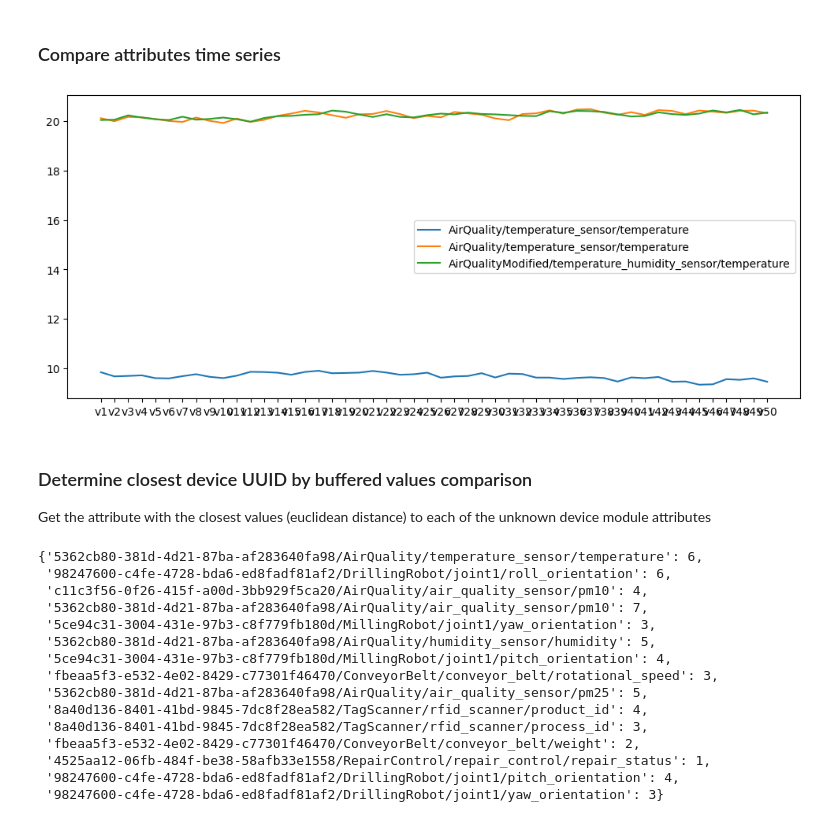
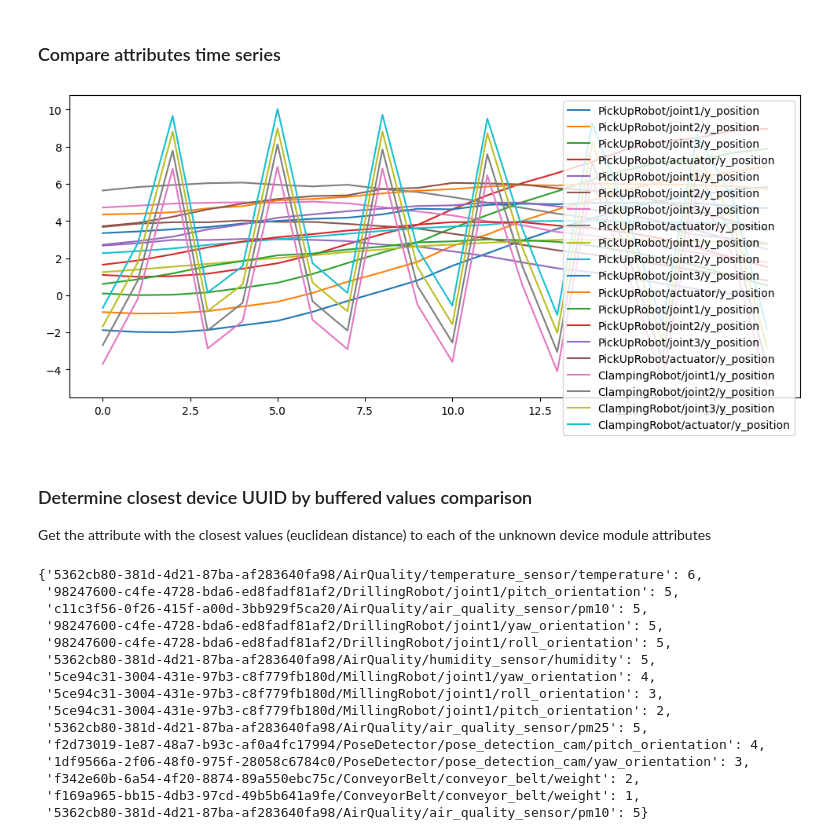
Before and after one commit to alejp1998/kg-iot-dt, a Jupyter notebook: kgdt/devs_similarity.ipynb, the cells around one changed output. Saved outputs shown, nothing was run; the diff lists cells and outputs as text; code cells hidden in the pictures.

```diff
--- a/kgdt/devs_similarity.ipynb
+++ b/kgdt/devs_similarity.ipynb
@@ -95,7 +95,7 @@ Given an unknown device, determine the 5 closest devices according to SDF defini
     Finally, the device that has the most attribute votes is chosen as the closest device.
 # %%
 # Value columns names
-n_vals = 50
+n_vals = 20
 val_cols = [f'v{i+1}' for i in range(n_vals)]
 
 # Turn booleans into integers and cast all data to float
@@ -177,22 +177,22 @@ total_vote_sdf
 ### Compare attributes time series
 # %%
 devs_df_slice = devs_df[
-    ((devs_df.dev == 'AirQuality') | \
-    (devs_df.dev == 'AirQualityModified')) & \
-    ((devs_df.attrib == 'temperature'))]
+    ((devs_df.dev == 'PickUpRobot') | \
+    (devs_df.dev == 'ClampingRobot')) & \
+    ((devs_df.attrib == 'y_position'))]
 plt.figure(figsize=(12,5))
 
 names = []
 for i,row in devs_df_slice.iterrows():
     dev_uuid = row.uuid
     dev_name, mod_name, attrib_name = row['dev'], row['mod'], row['attrib']
     ax1 = plt.plot(row[val_cols].to_list())
     names.append(dev_name + '/' + mod_name + '/' + attrib_name)
 
 plt.legend(names)
 plt.show()
 # %% [output]
-[figure, old version]
+[figure, new version]
 # %% [markdown]
 ### Determine closest device UUID by buffered values comparison
 
@@ -238,17 +238,17 @@ for vote in votes:
 total_vote_dev
 # %% [output]
 {'5362cb80-381d-4d21-87ba-af283640fa98/AirQuality/temperature_sensor/temperature': 6,
- '98247600-c4fe-4728-bda6-ed8fadf81af2/DrillingRobot/joint1/roll_orientation': 6,
- 'c11c3f56-0f26-415f-a00d-3bb929f5ca20/AirQuality/air_quality_sensor/pm10': 4,
- '5362cb80-381d-4d21-87ba-af283640fa98/AirQuality/air_quality_sensor/pm10': 7,
- '5ce94c31-3004-431e-97b3-c8f779fb180d/MillingRobot/joint1/yaw_orientation': 3,
+ '98247600-c4fe-4728-bda6-ed8fadf81af2/DrillingRobot/joint1/pitch_orientation': 5,
+ 'c11c3f56-0f26-415f-a00d-3bb929f5ca20/AirQuality/air_quality_sensor/pm10': 5,
+ '98247600-c4fe-4728-bda6-ed8fadf81af2/DrillingRobot/joint1/yaw_orientation': 5,
+ '98247600-c4fe-4728-bda6-ed8fadf81af2/DrillingRobot/joint1/roll_orientation': 5,
  '5362cb80-381d-4d21-87ba-af283640fa98/AirQuality/humidity_sensor/humidity': 5,
- '5ce94c31-3004-431e-97b3-c8f779fb180d/MillingRobot/joint1/pitch_orientation': 4,
- 'fbeaa5f3-e532-4e02-8429-c77301f46470/ConveyorBelt/conveyor_belt/rotational_speed': 3,
+ '5ce94c31-3004-431e-97b3-c8f779fb180d/MillingRobot/joint1/yaw_orientation': 4,
+ '5ce94c31-3004-431e-97b3-c8f779fb180d/MillingRobot/joint1/roll_orientation': 3,
+ '5ce94c31-3004-431e-97b3-c8f779fb180d/MillingRobot/joint1/pitch_orientation': 2,
  '5362cb80-381d-4d21-87ba-af283640fa98/AirQuality/air_quality_sensor/pm25': 5,
- '8a40d136-8401-41bd-9845-7dc8f28ea582/TagScanner/rfid_scanner/product_id': 4,
- '8a40d136-8401-41bd-9845-7dc8f28ea582/TagScanner/rfid_scanner/process_id': 3,
- 'fbeaa5f3-e532-4e02-8429-c77301f46470/ConveyorBelt/conveyor_belt/weight': 2,
- '4525aa12-06fb-484f-be38-58afb33e1558/RepairControl/repair_control/repair_status': 1,
- '98247600-c4fe-4728-bda6-ed8fadf81af2/DrillingRobot/joint1/pitch_orientation': 4,
- '98247600-c4fe-4728-bda6-ed8fadf81af2/DrillingRobot/joint1/yaw_orientation': 3}
+ 'f2d73019-1e87-48a7-b93c-af0a4fc17994/PoseDetector/pose_detection_cam/pitch_orientation': 4,
+ '1df9566a-2f06-48f0-975f-28058c6784c0/PoseDetector/pose_detection_cam/yaw_orientation': 3,
+ 'f342e60b-6a54-4f20-8874-89a550ebc75c/ConveyorBelt/conveyor_belt/weight': 2,
+ 'f169a965-bb15-4db3-97cd-49b5b641a9fe/ConveyorBelt/conveyor_belt/weight': 1,
+ '5362cb80-381d-4d21-87ba-af283640fa98/AirQuality/air_quality_sensor/pm10': 5}
```
Also changed, not shown: parts of 1 cell of this notebook, 7 other files.
